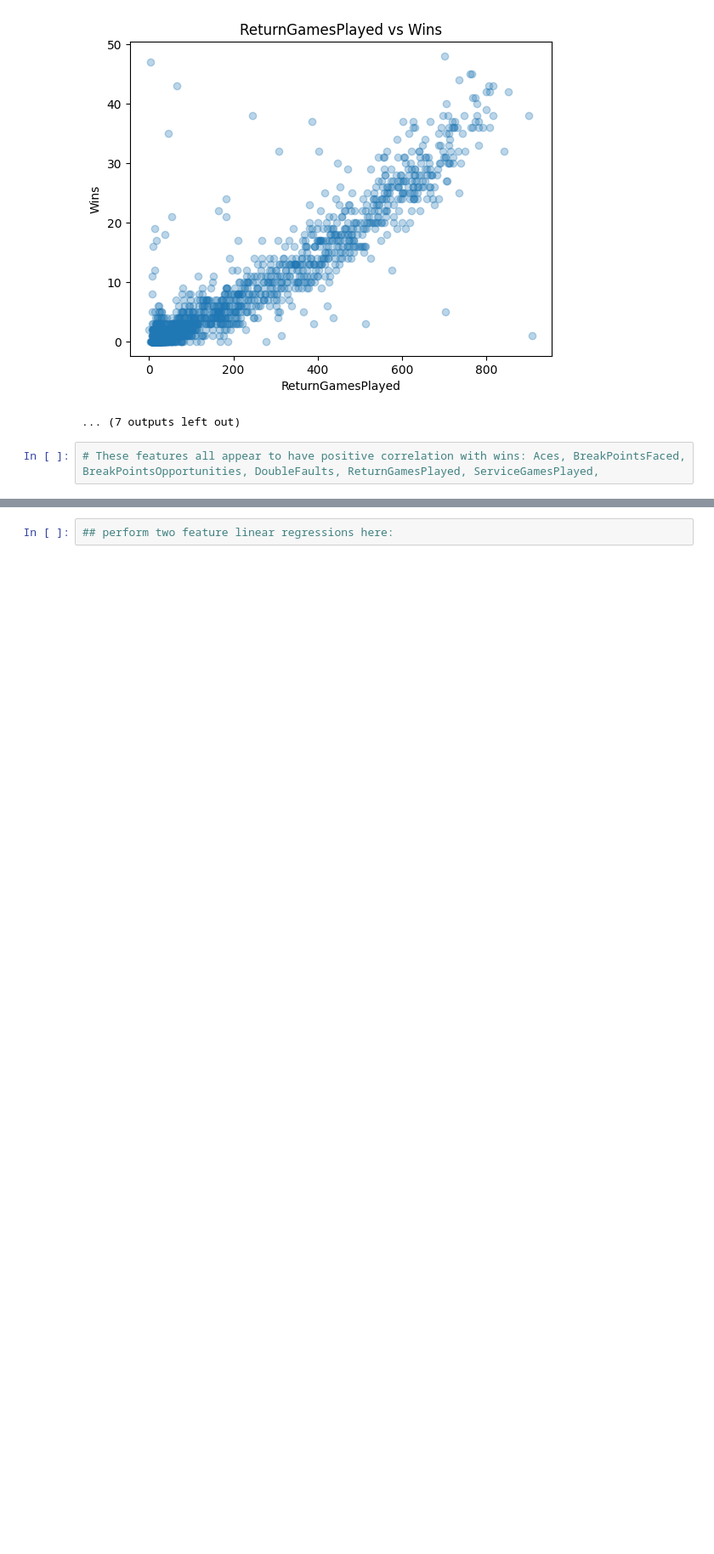
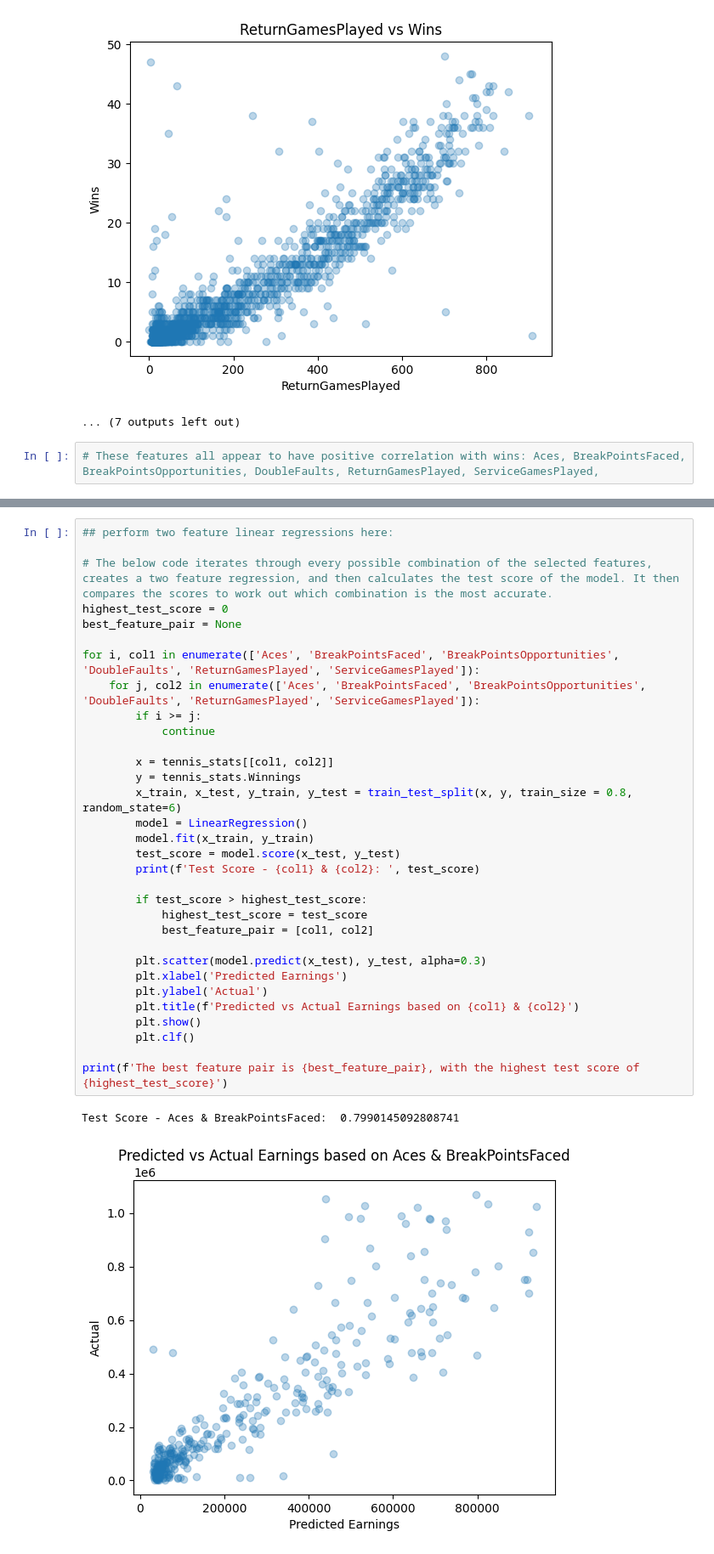
Before and after one commit to tdubbs001/tennis_ace, a Jupyter notebook: tennis_ace.ipynb, the cells around one changed output, grey strips where cells are left out. Shown at 85% size. Cells and saved outputs as stored; diff of their text form; blank space fills up the shorter version.

```diff
--- a/Untitled.ipynb
+++ b/tennis_ace.ipynb
@@ -67,2 +106,35 @@ for column in tennis_stats.columns:
 # %%
 ## perform two feature linear regressions here:
+
+# The below code iterates through every possible combination of the selected features, creates a two feature regression, and then calculates the test score of the model. It then compares the scores to work out which combination is the most accurate.
+highest_test_score = 0
+best_feature_pair = None
+
+for i, col1 in enumerate(['Aces', 'BreakPointsFaced', 'BreakPointsOpportunities', 'DoubleFaults', 'ReturnGamesPlayed', 'ServiceGamesPlayed']):
+    for j, col2 in enumerate(['Aces', 'BreakPointsFaced', 'BreakPointsOpportunities', 'DoubleFaults', 'ReturnGamesPlayed', 'ServiceGamesPlayed']):
+        if i >= j:
+            continue
+
+        x = tennis_stats[[col1, col2]]
+        y = tennis_stats.Winnings
+        x_train, x_test, y_train, y_test = train_test_split(x, y, train_size = 0.8, random_state=6)
+        model = LinearRegression()
+        model.fit(x_train, y_train)
+        test_score = model.score(x_test, y_test)
+        print(f'Test Score - {col1} & {col2}: ', test_score)
+
+        if test_score > highest_test_score:
+            highest_test_score = test_score
+            best_feature_pair = [col1, col2]
+
+        plt.scatter(model.predict(x_test), y_test, alpha=0.3)
+        plt.xlabel('Predicted Earnings')
+        plt.ylabel('Actual')
+        plt.title(f'Predicted vs Actual Earnings based on {col1} & {col2}')
+        plt.show()
+        plt.clf()
+
+print(f'The best feature pair is {best_feature_pair}, with the highest test score of {highest_test_score}')
+# %% [output]
+Test Score - Aces & BreakPointsFaced:  0.7990145092808741
+[figure, added]
```
Also changed, not shown: parts of 7 cells of this notebook.
